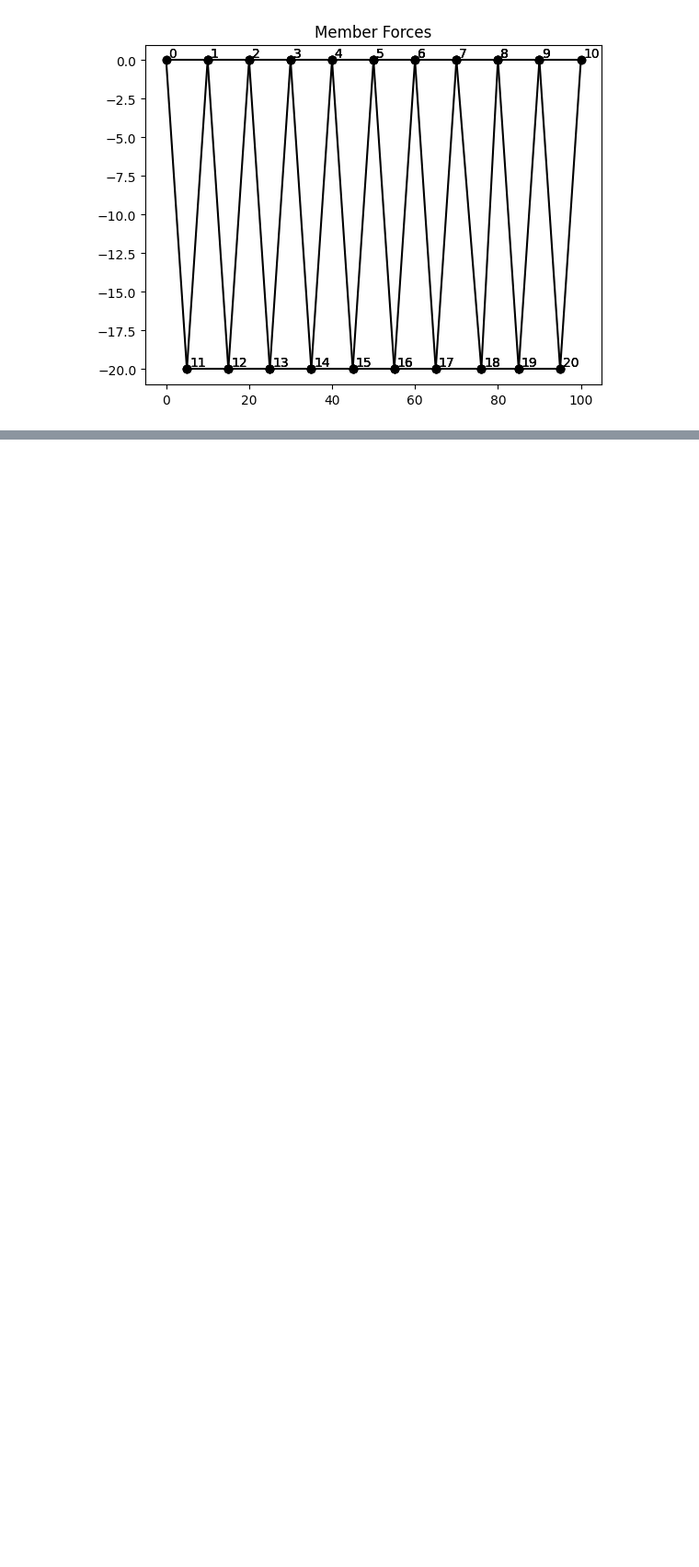
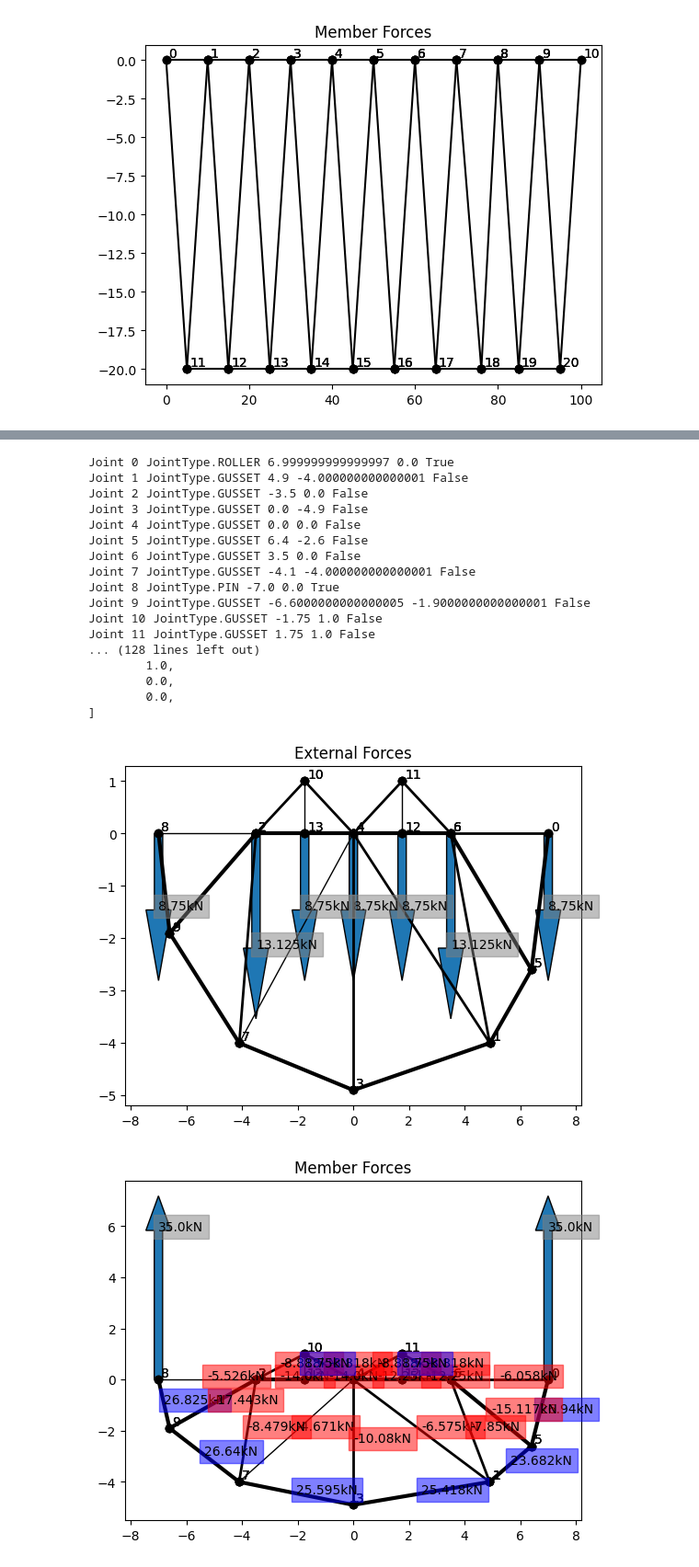
Before and after one commit to OLeather/truss-optimization, a Jupyter notebook: test.ipynb, the cells around one changed output, grey strips where cells are left out. Shown: that part at 92% size. Drawn from its saved outputs; the diff is of its cells as text; code cells hidden in the pictures; blank space fills up the shorter version.

Commit message:
added truss json import

```diff
--- a/test.ipynb
+++ b/test.ipynb
@@ -300,0 +245,30 @@ Final Cost: 14305.003409737277 False
+# %%
+from truss import *
+
+truss = Truss(filename="WorkingTrussV4.json")
+
+truss.apply_external_forces()
+cost, success = truss.solve()
+truss.plot("External Forces", plot_external=True, plot_member=False)
+truss.plot("Member Forces", plot_external=False, plot_member=True)
+print(cost, success)
+# %% [output]
+Joint 0 JointType.ROLLER 6.999999999999997 0.0 True
+Joint 1 JointType.GUSSET 4.9 -4.000000000000001 False
+Joint 2 JointType.GUSSET -3.5 0.0 False
+Joint 3 JointType.GUSSET 0.0 -4.9 False
+Joint 4 JointType.GUSSET 0.0 0.0 False
+Joint 5 JointType.GUSSET 6.4 -2.6 False
+Joint 6 JointType.GUSSET 3.5 0.0 False
+Joint 7 JointType.GUSSET -4.1 -4.000000000000001 False
+Joint 8 JointType.PIN -7.0 0.0 True
+Joint 9 JointType.GUSSET -6.6000000000000005 -1.9000000000000001 False
+Joint 10 JointType.GUSSET -1.75 1.0 False
+Joint 11 JointType.GUSSET 1.75 1.0 False
+... (128 lines left out)
+        1.0,
+        0.0,
+        0.0,
+]
+[figure, added]
+[figure, added]
```
Also changed, not shown: parts of 7 cells of this notebook, 2 other files.
